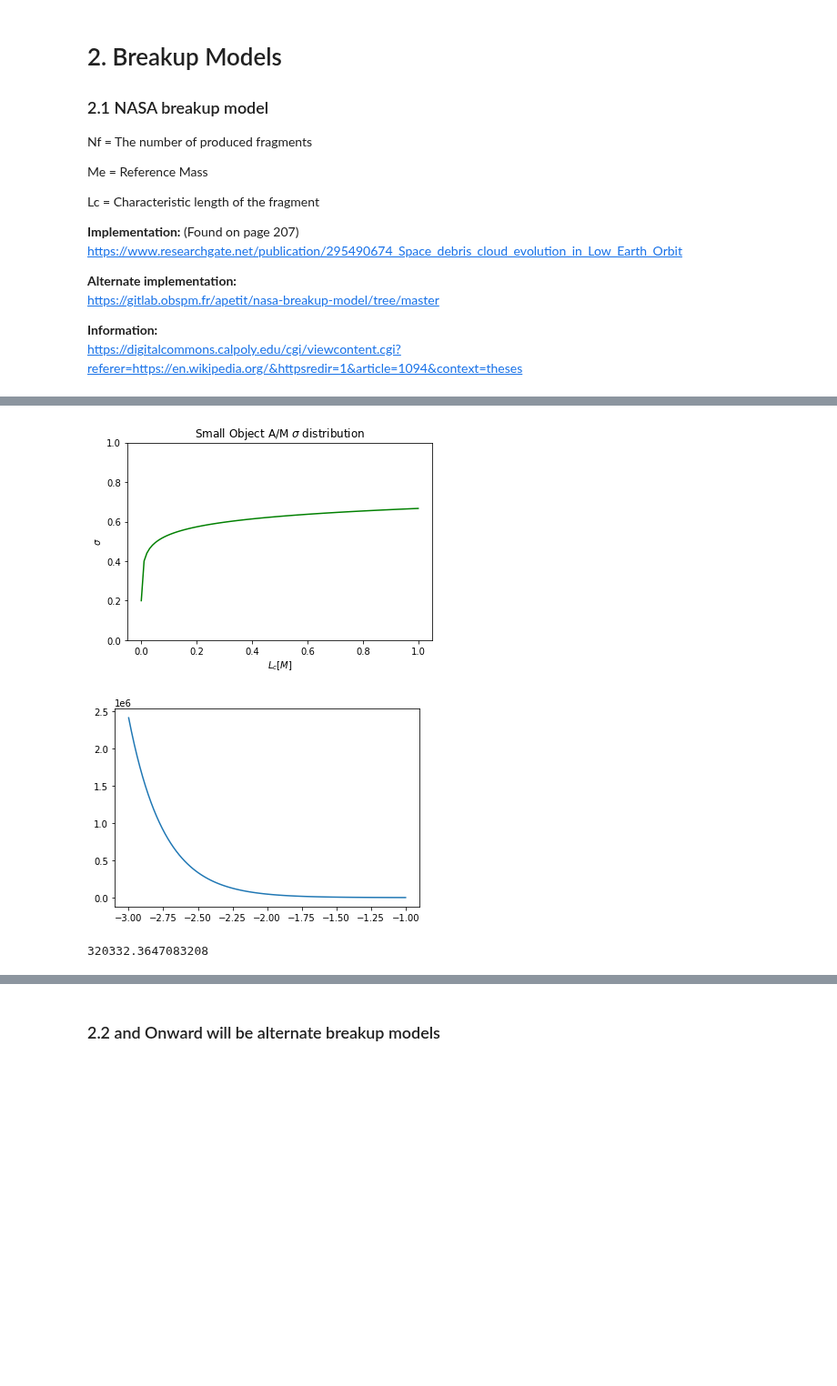
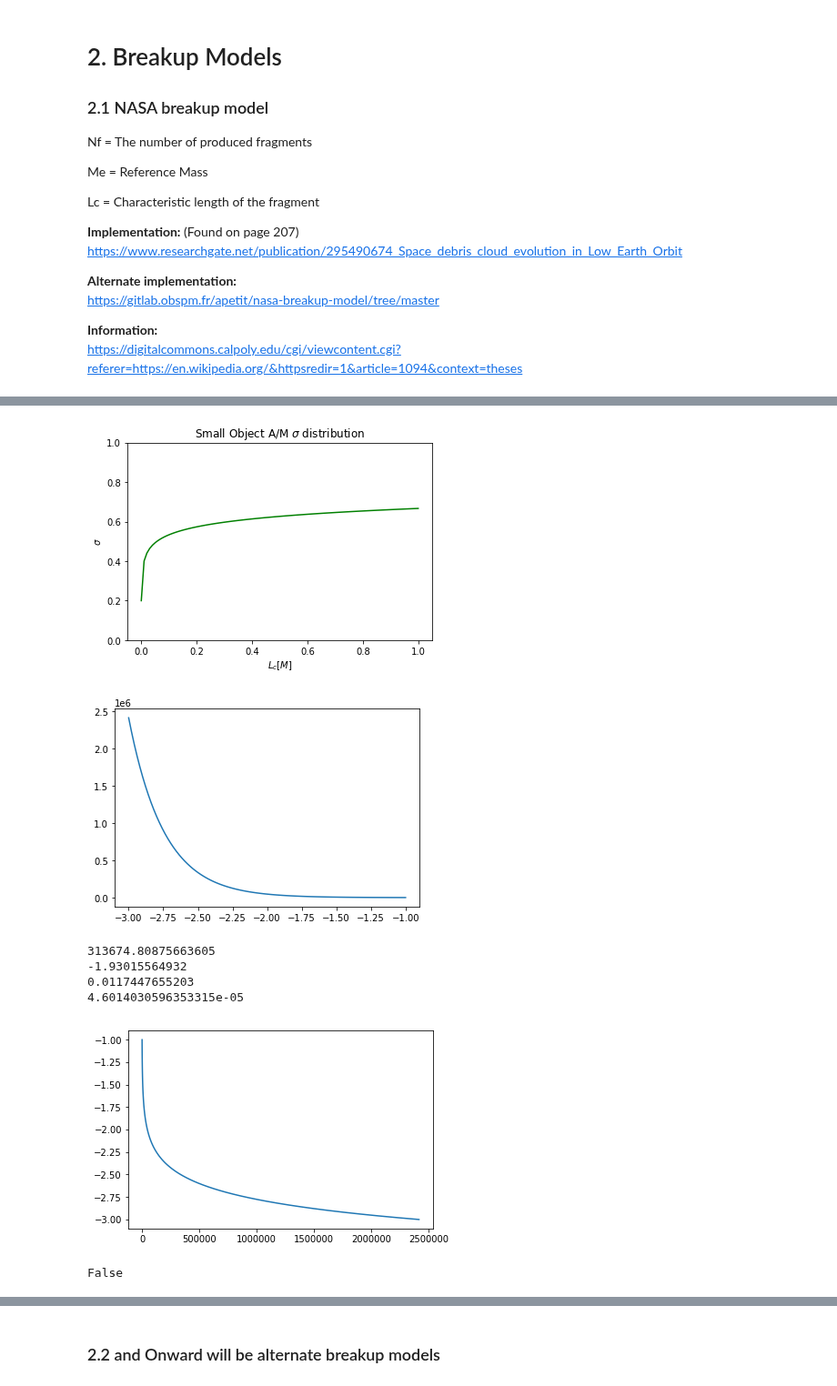
Before and after one commit to ReeceHumphreys/ODAP, a Jupyter notebook: Kessler.ipynb, the cells around one changed output, grey strips where cells are left out. Shown at 91% size. Saved outputs shown, nothing was run; the diff lists cells and outputs as text; code cells hidden in the pictures; blank space fills up the shorter version.

```diff
--- a/Kessler.ipynb
+++ b/Kessler.ipynb
@@ -261,10 +261,18 @@ def mean_area(L_c):
 def normal_distribution_function(mu_am, sd_am, X):
     return (1/(np.sqrt(np.pi * 2) * sd_am)) * np.exp(-1 * ((X-mu_am)**2/(2*sd_am**2)))
 
-def distribution_AM(lambda_c, X):
+# Returns average cross sectional area
+def avg_area(L_c):
+    if L_c < 0.00167: #(m)
+        return 0.540424 * L_c**2
+    else:
+        return 0.556945 * L_c**2.0047077
+
+## This returns Kai, thus to get A/M get rid of returned log
+def distribution_AM(lambda_c):
     mu_am = mean_value_AM(lambda_c)
     sd_am = standard_dev_AM(lambda_c)
-    return normal_distribution_function(mu_am, sd_am, X)
+    return np.random.normal(mu_am, sd_am)
 
 distribution_Mass = lambda AM, A: A/AM
 
@@ -297,31 +305,55 @@ mu = [standard_dev_AM(lam_c) for lam_c in lambda_c]
 plt.plot(L_c, mu, color="g")
 plt.yticks(np.arange(0, 1.2, 0.2))
 plt.xticks(np.arange(0, 1.2, 0.2))
 plt.ylabel("$\sigma$")
 plt.xlabel("$L_{c}[M]$")
 plt.title("Small Object A/M $\sigma$ distribution")
 plt.show()
 
 # Verifying fragment numbers:
 L_c = np.geomspace(0.001, 0.1, 100)
 fragments = [number_fragments(l, 1000, 10, 10, True) for l in L_c]
 plt.plot(np.log10(L_c), fragments)
 plt.ticklabel_format(style='sci', axis='y', scilimits=(0,1))
 plt.show()
 
 # # Checking counts
 # i = np.argmax(L_c > 0.001)
 # print(np.sum(fragments))
 
 average = 0
 for x in range(10000):
     choice = random.choice(L_c)
     val = number_fragments(choice, 1000, 10 , 10, True)
     average += val
 
 print(average/10000)
+
+
+## Testing Area to mass distribition
+L_c = np.geomspace(0.001, 0.1, 100)
+
+# Ignore
+X = distribution_AM(L_c[0])
+print(X)
+AM = 10**X
+print(AM)
+mass = avg_area(L_c[0]) / AM
+print(mass)
+
+N_f = [number_fragments(l, 1000, 10, 10, True) for l in L_c]
+Area = np.log10([avg_area(l) for l in L_c])
+plt.plot(N_f, np.log10([ l for l in L_c]))
+plt.show()
+
+print(0.001 > 0.00316227766)
 # %% [output]
 [figure]
 [figure]
 [figure]
-320332.3647083208
+313674.80875663605
+-1.93015564932
+0.0117447655203
+4.6014030596353315e-05
+[figure, added]
+False
```
Also changed, not shown: parts of 2 cells of this notebook.
